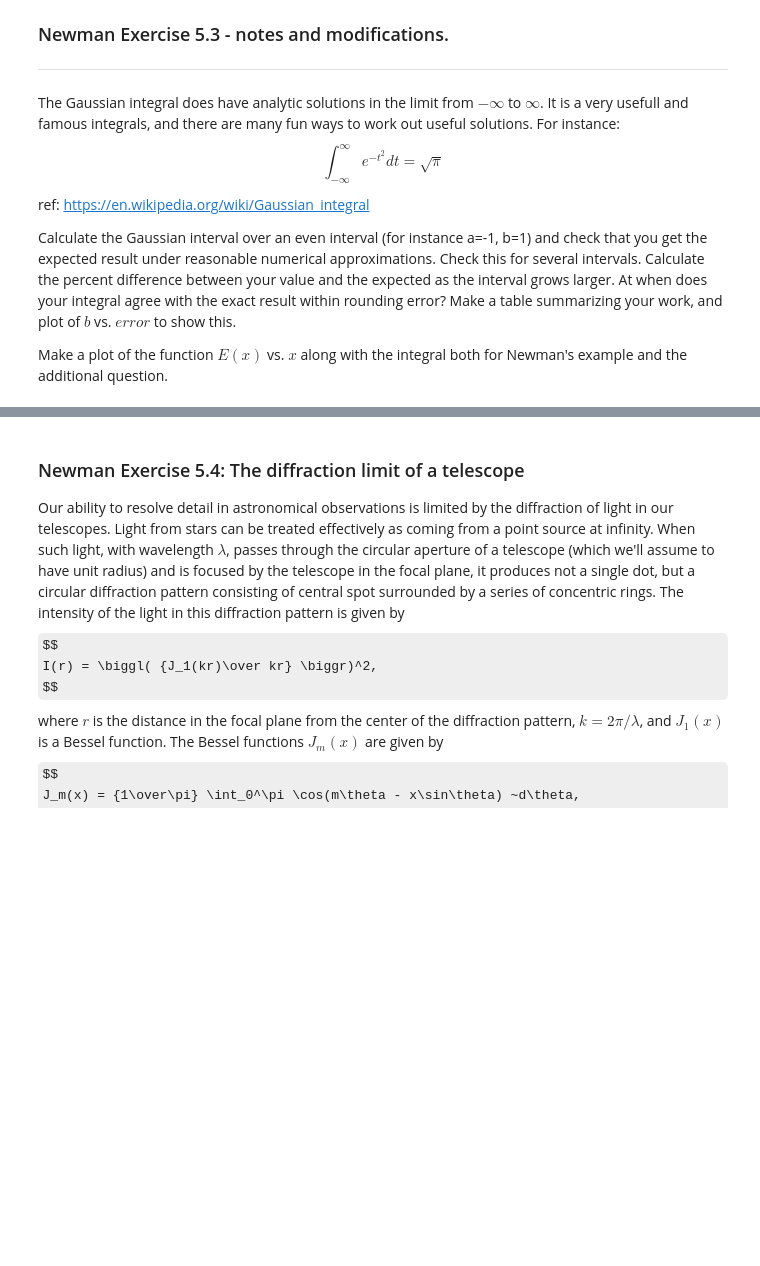
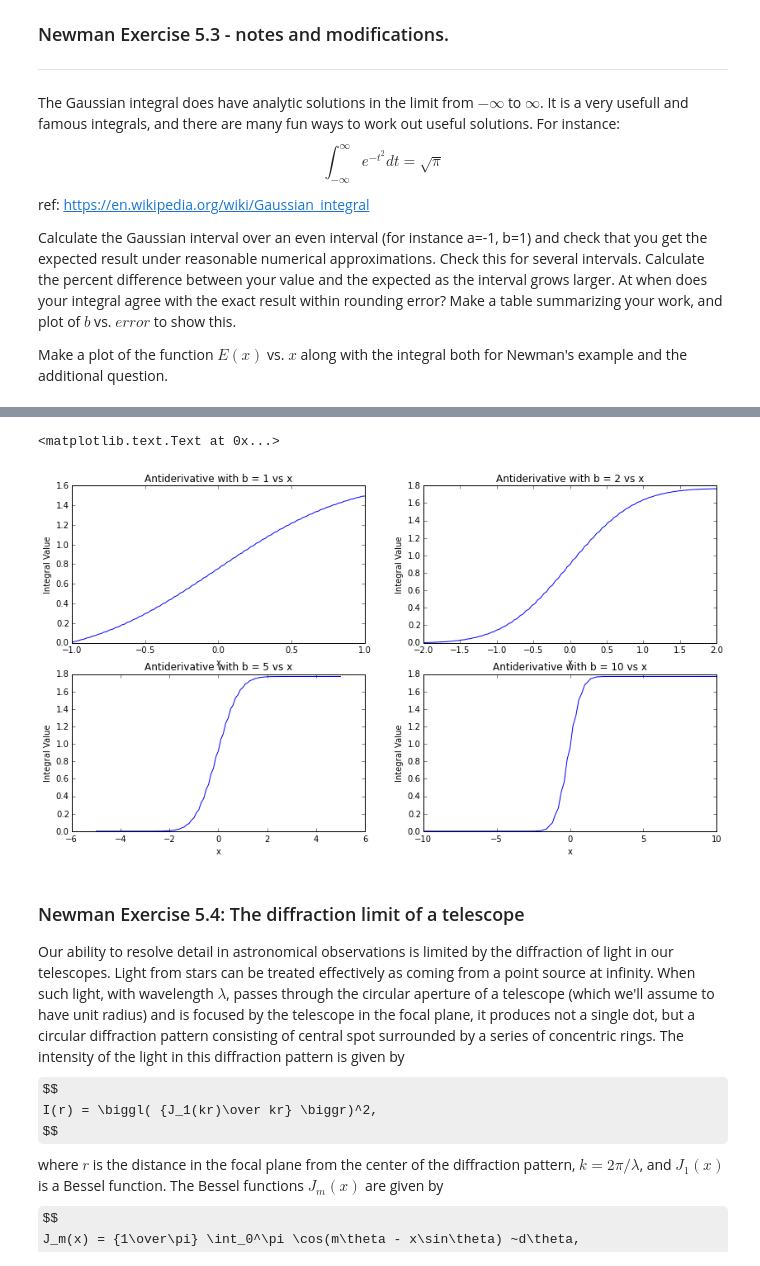
Before and after one commit to willmon16/Labs, a Jupyter notebook: Lab4/Lab4.ipynb, the cells around one changed output, grey strips where cells are left out. Drawn from its saved outputs; the diff is of its cells as text; code cells hidden in the pictures; some formulas as TeX source; blank space fills up the shorter version.

```diff
--- a/Lab4/Lab4.ipynb
+++ b/Lab4/Lab4.ipynb
@@ -156,3 +225,36 @@ None
+# %%
+t1 = [1,2,5,10]
+N = 100
+
+I0,x_array0,I_array0 = integrate.integrate(func,(-t1[0],t1[0]),N,order = 2)
+I1,x_array1,I_array1 = integrate.integrate(func,(-t1[1],t1[1]),N,order = 2)
+I2,x_array2,I_array2 = integrate.integrate(func,(-t1[2],t1[2]),N,order = 2)
+I3,x_array3,I_array3 = integrate.integrate(func,(-t1[3],t1[3]),N,order = 2)
+
+fig, ((ax1, ax2), (ax3, ax4)) = plt.subplots(nrows=2, ncols=2, figsize=(14, 7.5)) #(ax1, ax2, ax3, ax4)
+ax1.plot(x_array0,I_array0)
+ax1.set_ylabel("Integral Value")
+ax1.set_xlabel("x")
+
+ax2.plot(x_array1,I_array1)
+ax2.set_ylabel("Integral Value")
+ax2.set_xlabel("x")
+
+ax3.plot(x_array2,I_array2)
+ax3.set_ylabel("Integral Value")
+ax3.set_xlabel("x")
+
+ax4.plot(x_array3,I_array3)
+ax4.set_ylabel("Integral Value")
+ax4.set_xlabel("x")
+
+ax1.set_title("Antiderivative with b = 1 vs x")
+ax2.set_title("Antiderivative with b = 2 vs x")
+ax3.set_title("Antiderivative with b = 5 vs x")
+ax4.set_title("Antiderivative with b = 10 vs x")
+# %% [output]
+<matplotlib.text.Text at 0x...>
+[figure, added]
 # %% [markdown]
 ### Newman Exercise 5.4: The diffraction limit of a telescope
 
```
Also changed, not shown: parts of 5 cells of this notebook.
